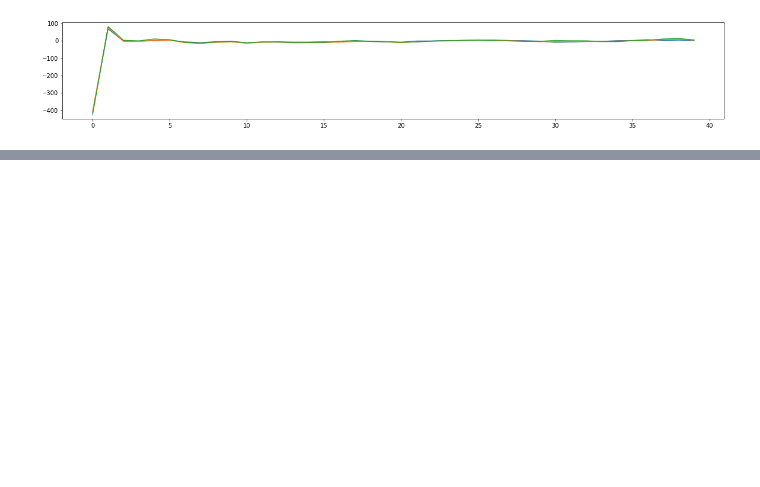
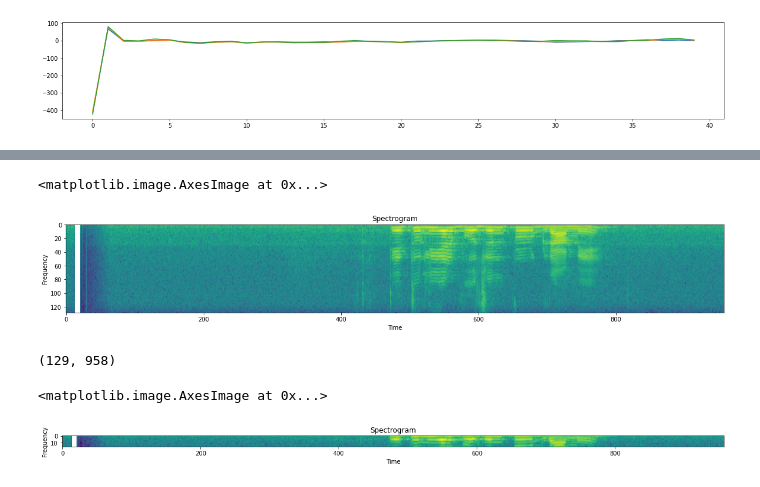
Before and after one commit to menon92/DL-Sneak-Peek, a Jupyter notebook: audio/audio_feature_visualization.ipynb, the cells around one changed output, grey strips where cells are left out. Saved outputs shown, nothing was run; the diff lists cells and outputs as text; code cells hidden in the pictures; blank space fills up the shorter version.

```diff
--- a/audio/audio_feature_visualization.ipynb
+++ b/audio/audio_feature_visualization.ipynb
@@ -76,0 +101,26 @@ plt.show()
+# %%
+# show spectogram as image
+plt.rcParams["figure.figsize"] = (20, 5)
+plt.xlabel("Time")
+plt.ylabel("Frequency")
+plt.title("Spectrogram")
+plt.imshow(log_x.T)
+# %% [output]
+<matplotlib.image.AxesImage at 0x...>
+[figure, added]
+# %%
+log_x.T.shape
+# %% [output]
+(129, 958)
+# %%
+# plot only 4 to 20 frequencys
+plt.rcParams["figure.figsize"] = (20, 5)
+plt.xlabel("Time")
+plt.ylabel("Frequency")
+plt.title("Spectrogram")
+spectogram = log_x.T
+spectogram = spectogram[4:20,:]
+plt.imshow(spectogram)
+# %% [output]
+<matplotlib.image.AxesImage at 0x...>
+[figure, added]
```
Also changed, not shown: parts of 11 cells of this notebook.
